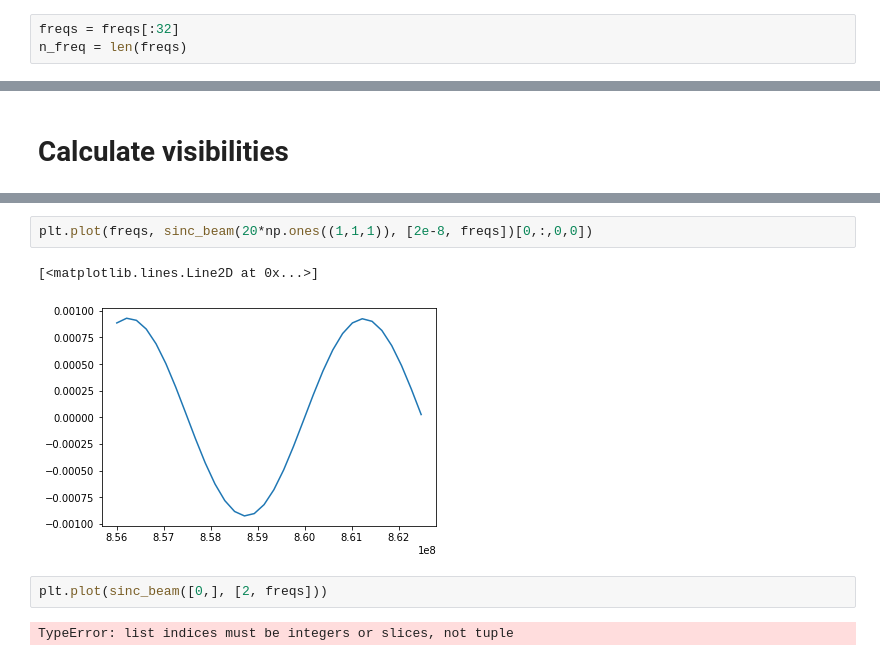
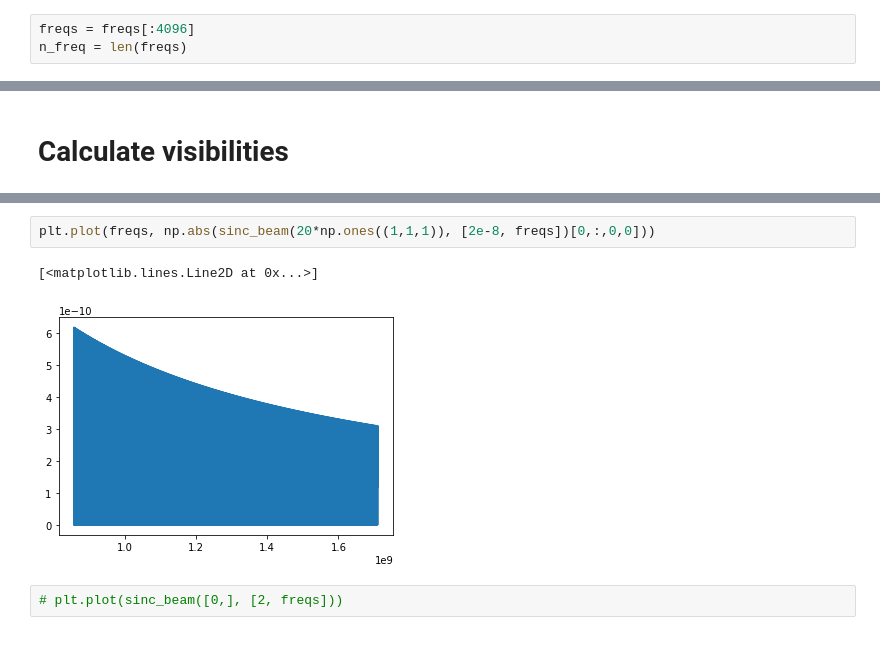
Before and after one commit to chrisfinlay/RFIsim, a Jupyter notebook: Curved_Wavefront_sim.ipynb, the cells around one changed output, grey strips where cells are left out. Drawn from its saved outputs; the diff is of its cells as text.

```diff
--- a/Curved_Wavefront_sim.ipynb
+++ b/Curved_Wavefront_sim.ipynb
@@ -237,7 +237,7 @@ telescope_tz = pytz.timezone(tzwhere.tzNameAt(*MeerKAT_gps[:2]))
 # %%
 freqs = np.loadtxt('utils/telescope/bandpass/MeerKAT_L-Band_Frequencies.csv')
 # %%
-freqs = freqs[:32]
+freqs = freqs[:4096]
 n_freq = len(freqs)
 # %% [markdown]
 # Define an observation period
@@ -363,12 +402,10 @@ plt.plot(freqs/1e6, 10*np.log10(np.abs(V[0,0,0,:,0])))
 # %%
-plt.plot(freqs, sinc_beam(20*np.ones((1,1,1)), [2e-8, freqs])[0,:,0,0])
+plt.plot(freqs, np.abs(sinc_beam(20*np.ones((1,1,1)), [2e-8, freqs])[0,:,0,0]))
 # %% [output]
 [<matplotlib.lines.Line2D at 0x...>]
-[figure, old version]
+[figure, new version]
 # %%
-plt.plot(sinc_beam([0,], [2, freqs]))
+# plt.plot(sinc_beam([0,], [2, freqs]))
-# %% [output]
-TypeError: list indices must be integers or slices, not tuple
 # %%
 plt.plot(np.abs(V[0,0,0,:]));
 # %% [output]
```
Also changed, not shown: parts of 29 cells of this notebook, 17 other files.
